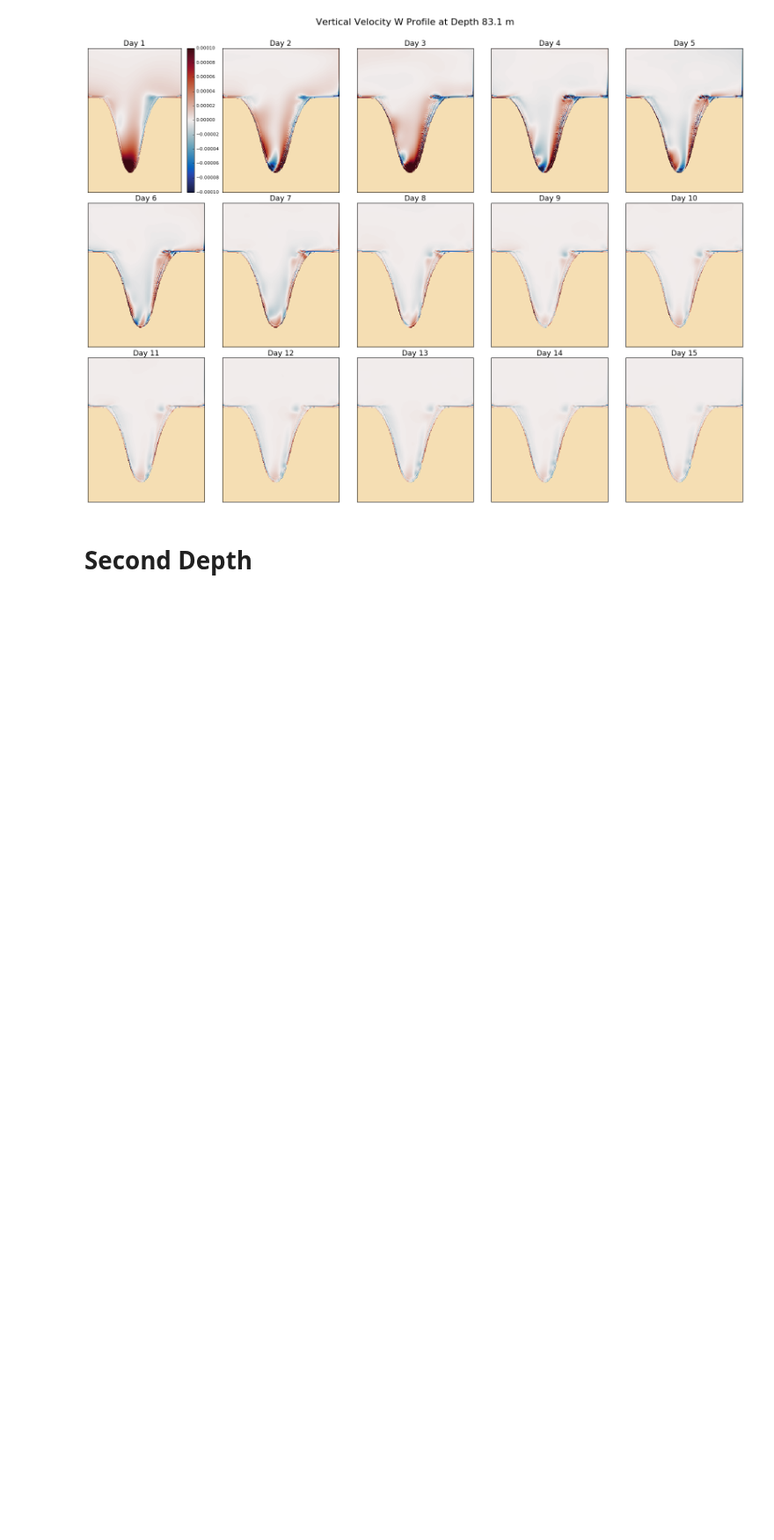
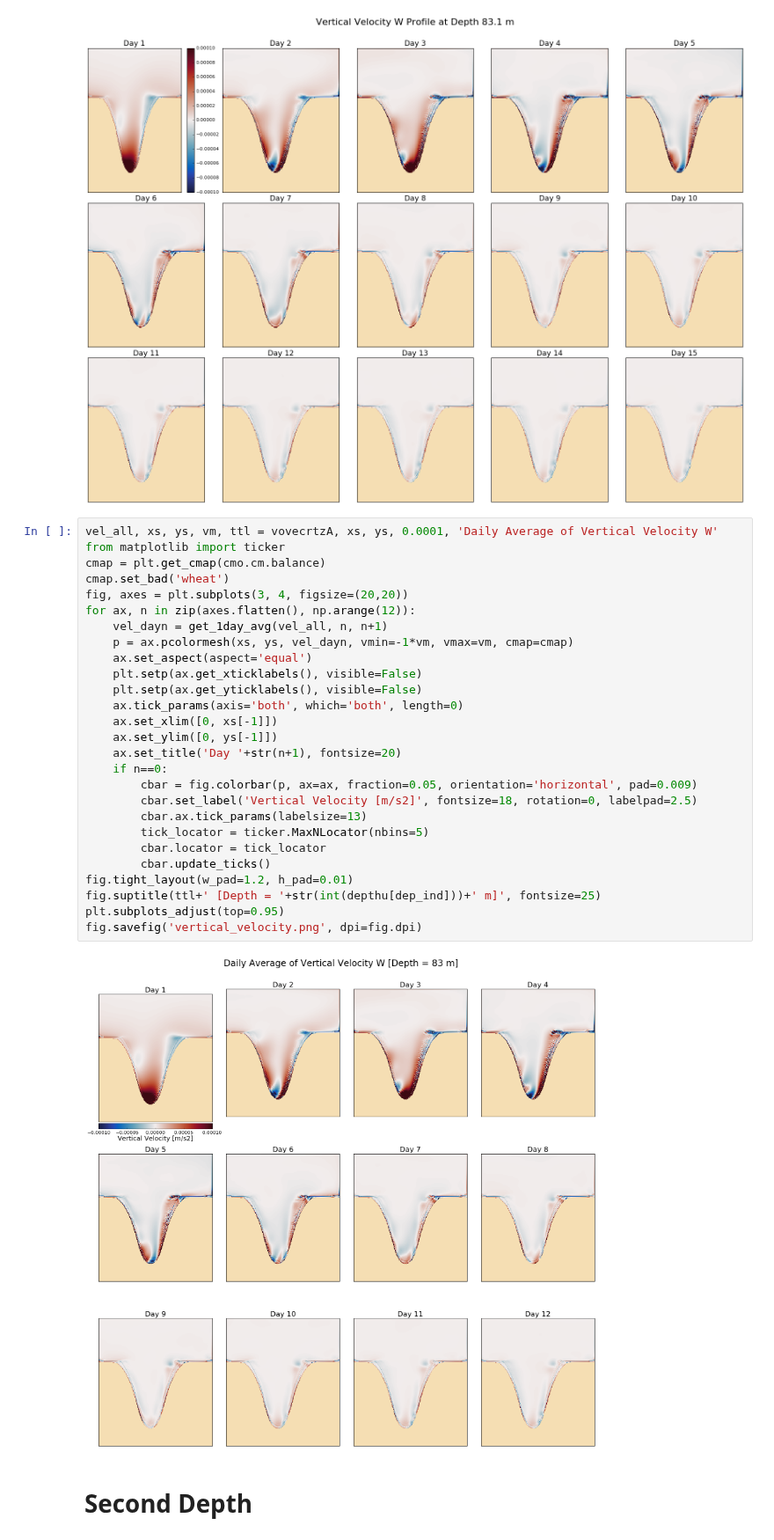
Before and after one commit to UBC-MOAD/analysis_mackenzie_canyon, a Jupyter notebook: notebooks/general_circulation/velocities_depths_snapshots.ipynb, the cells around one changed output. Shown at 88% size. Drawn from its saved outputs; the diff is of its cells as text; blank space fills up the shorter version.

```diff
--- a/notebooks/general_circulation/velocities_depths_snapshots.ipynb
+++ b/notebooks/general_circulation/velocities_depths_snapshots.ipynb
@@ -125,6 +125,35 @@ fig = plot_vel_snapshots(vomecrtyA, xs, ys, 0.1, 'Horizontal Velocity V')
 fig = plot_vel_snapshots(vovecrtzA, xs, ys, 0.0001, 'Vertical Velocity W')
 # %% [output]
 [figure]
+# %%
+vel_all, xs, ys, vm, ttl = vovecrtzA, xs, ys, 0.0001, 'Daily Average of Vertical Velocity W'
+from matplotlib import ticker
+cmap = plt.get_cmap(cmo.cm.balance)
+cmap.set_bad('wheat')
+fig, axes = plt.subplots(3, 4, figsize=(20,20))
+for ax, n in zip(axes.flatten(), np.arange(12)):
+    vel_dayn = get_1day_avg(vel_all, n, n+1)
+    p = ax.pcolormesh(xs, ys, vel_dayn, vmin=-1*vm, vmax=vm, cmap=cmap)
+    ax.set_aspect(aspect='equal')
+    plt.setp(ax.get_xticklabels(), visible=False)
+    plt.setp(ax.get_yticklabels(), visible=False)
+    ax.tick_params(axis='both', which='both', length=0)
+    ax.set_xlim([0, xs[-1]])
+    ax.set_ylim([0, ys[-1]])
+    ax.set_title('Day '+str(n+1), fontsize=20)
+    if n==0:
+        cbar = fig.colorbar(p, ax=ax, fraction=0.05, orientation='horizontal', pad=0.009)
+        cbar.set_label('Vertical Velocity [m/s2]', fontsize=18, rotation=0, labelpad=2.5)
+        cbar.ax.tick_params(labelsize=13)
+        tick_locator = ticker.MaxNLocator(nbins=5)
+        cbar.locator = tick_locator
+        cbar.update_ticks()
+fig.tight_layout(w_pad=1.2, h_pad=0.01)
+fig.suptitle(ttl+' [Depth = '+str(int(depthu[dep_ind]))+' m]', fontsize=25)
+plt.subplots_adjust(top=0.95)
+fig.savefig('vertical_velocity.png', dpi=fig.dpi)
+# %% [output]
+[figure, added]
 # %% [markdown]
 # Second Depth
 # %%
```
Also changed, not shown: 2 other files.
